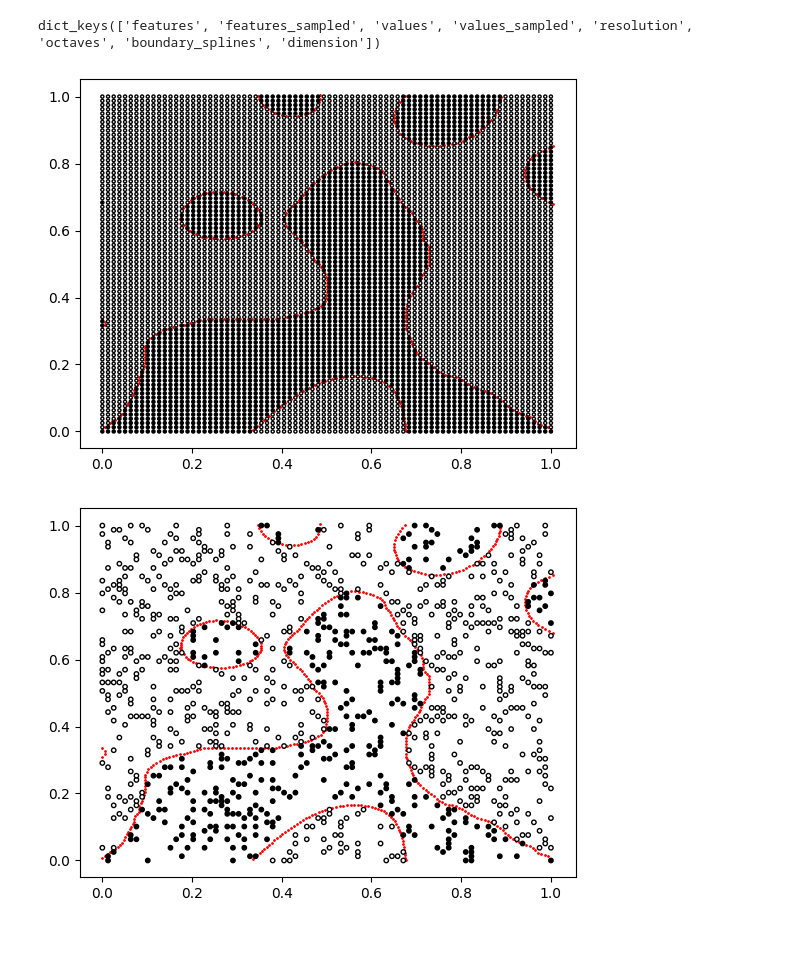
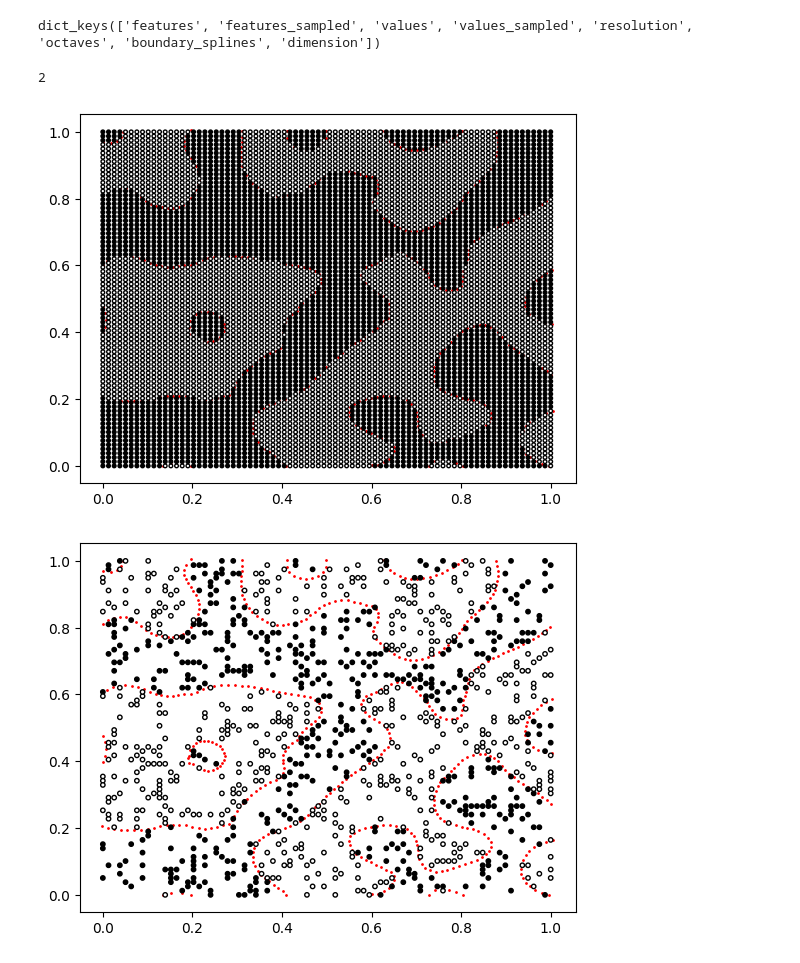
Before and after one commit to joeyschmidt97/ND_north_star, a Jupyter notebook: data/data_to_xarray.ipynb, the cells around one changed output. Drawn from its saved outputs; the diff is of its cells as text; code cells hidden in the pictures.

Commit message:
Work on sparse CNN and data to dict

```diff
--- a/data/data_to_xarray.ipynb
+++ b/data/data_to_xarray.ipynb
@@ -6,8 +6,8 @@ octave = 3
 dimensions = [resolution, resolution]
 boundary_points = 500
 
-images = 50
+images = 5
 
-combined_ds = create_perlin_dataset(images, dimensions=dimensions, octave=octave, random_num_samples=1000, boundary_points=boundary_points)
+octave_ds = create_perlin_dataset(images, dimensions=dimensions, octave=octave, random_num_samples=1000, boundary_points=boundary_points)
 # %% [output]
 Skipping boundary -1: Not enough points to fit a spline.
@@ -32,0 +14,30 @@ Skipping boundary -1: Not enough points to fit a spline.
+# %%
+import xarray as xr
+
+resolution = 80
+dimensions = [resolution, resolution]
+octaves = [2,3,4,5]
+
+octave_datasets = []
+
+for octave in octaves:
+
+    print(octave)
+
+    images = 5
+    boundary_points = 500
+
+    octave_ds = create_perlin_dataset(images, dimensions=dimensions, octave=octave, random_num_samples=1000, boundary_points=boundary_points)
+
+
+
+    data_image_0 = octave_ds.isel(image=1) #33,22,0
+    print(data_image_0['octaves'])
+    # for i, ds in enumerate(octave_ds):
+    #     octaves_value = ds.attrs.get('octaves', 'Attribute not found')
+    #     print(f"Dataset {i} octaves: {octaves_value}")
+
+    octave_datasets.append(octave_ds)
+
+# Concatenate them along the 'image' dimension
+combined_ds = xr.concat(octave_datasets, dim='image')
@@ -53,2 +68,3 @@ Attributes:
 # %%
-data_image_0 = combined_ds.isel(image=12) #33,22,0
+data_image_0 = combined_ds.isel(image=18) #33,22,0
+print(data_image_0)
@@ -60,18 +94,21 @@ dict_keys(['features', 'features_sampled', 'values', 'values_sampled', 'resoluti
 # %%
 import matplotlib.pyplot as plt
 import numpy as np
+
+print(save_dict['octaves'])
 
 X0, X1, V = np.array(save_dict['features'])[:, 0], np.array(save_dict['features'])[:, 1], save_dict['values']
 boundary_points = save_dict['boundary_splines']
 
 plt.scatter(boundary_points[:, 0], boundary_points[:, 1], c='red', s=1)
-plt.scatter(X0, X1, c=V, s=5, cmap='gray_r', edgecolors='black')
+plt.scatter(X0, X1, c=V, s=7, cmap='gray_r', edgecolors='black')
 plt.show()
 
 X0, X1, V = np.array(save_dict['features_sampled'])[:, 0], np.array(save_dict['features_sampled'])[:, 1], save_dict['values_sampled']
 plt.scatter(boundary_points[:, 0], boundary_points[:, 1], c='red', s=1)
 plt.scatter(X0, X1, c=V, s=10, cmap='gray_r', edgecolors='black')
 plt.show()
 # %% [output]
+2
-[figure, old version]
+[figure, new version]
-[figure, old version]
+[figure, new version]
```
Also changed, not shown: parts of 4 cells of this notebook, 3 other files.
